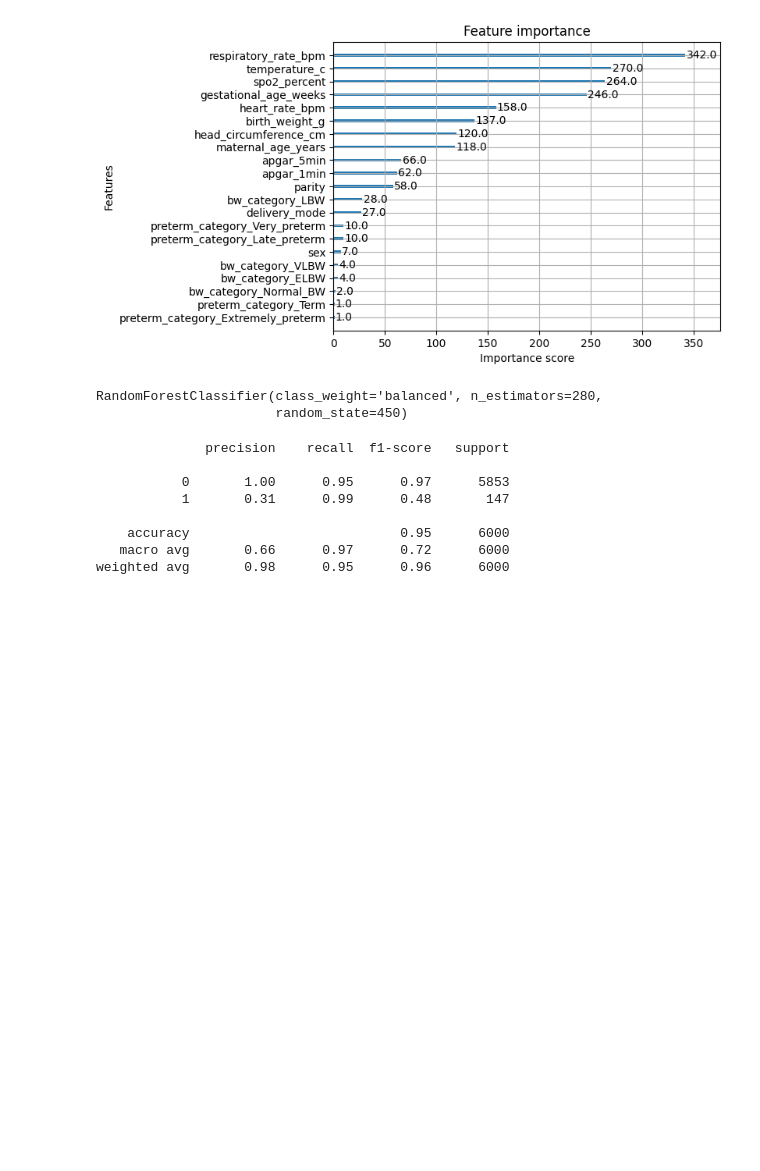
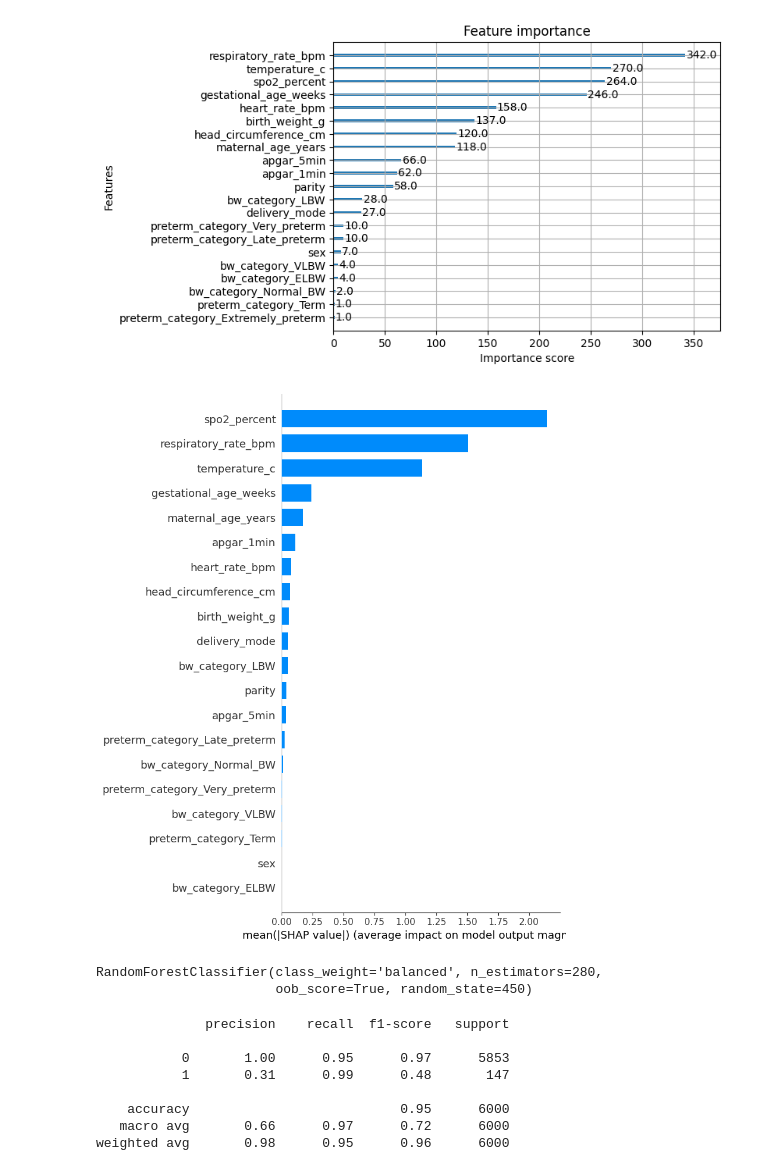
Before and after one commit to mablemunanura/NEONATES, a Jupyter notebook: notebooks/ClinicalData.ipynb, the cells around one changed output. Saved outputs shown, nothing was run; the diff lists cells and outputs as text; code cells hidden in the pictures; blank space fills up the shorter version.

Commit message:
added audit techniques like out of bag error and shap values

```diff
--- a/notebooks/ClinicalData.ipynb
+++ b/notebooks/ClinicalData.ipynb
@@ -452,6 +457,11 @@ plt.show()
 # %% [output]
 <Figure size 800x600 with 0 Axes>
 [figure]
+# %%
+shap_values = shap.TreeExplainer(xgb_model).shap_values(X_test)
+shap.summary_plot(shap_values, X_test, plot_type="bar")
+# %% [output]
+[figure, added]
 # %%
 #Training Random Forest Classifier
 rf_model = RandomForestClassifier(
@@ -460,13 +470,14 @@ rf_model = RandomForestClassifier(
     min_samples_split=2,
     min_samples_leaf=1,
     random_state=450,
+    oob_score=True,
     class_weight="balanced"
 )
 
 rf_model.fit(X_train_balanced, y_train_balanced)
 # %% [output]
 RandomForestClassifier(class_weight='balanced', n_estimators=280,
-                       random_state=450)
+                       oob_score=True, random_state=450)
 # %%
 #Predicting with Random Forest Classifier
 y_pred_rf = rf_model.predict(X_test)
```
Also changed, not shown: parts of 7 cells of this notebook, 3 other files.
